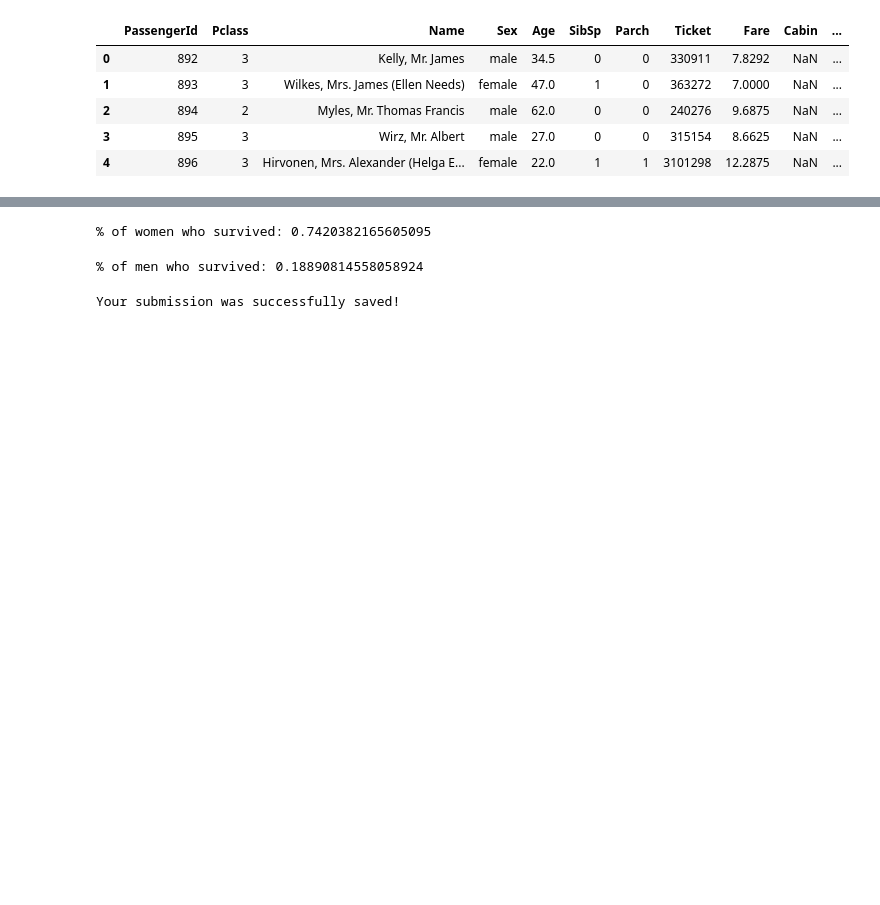
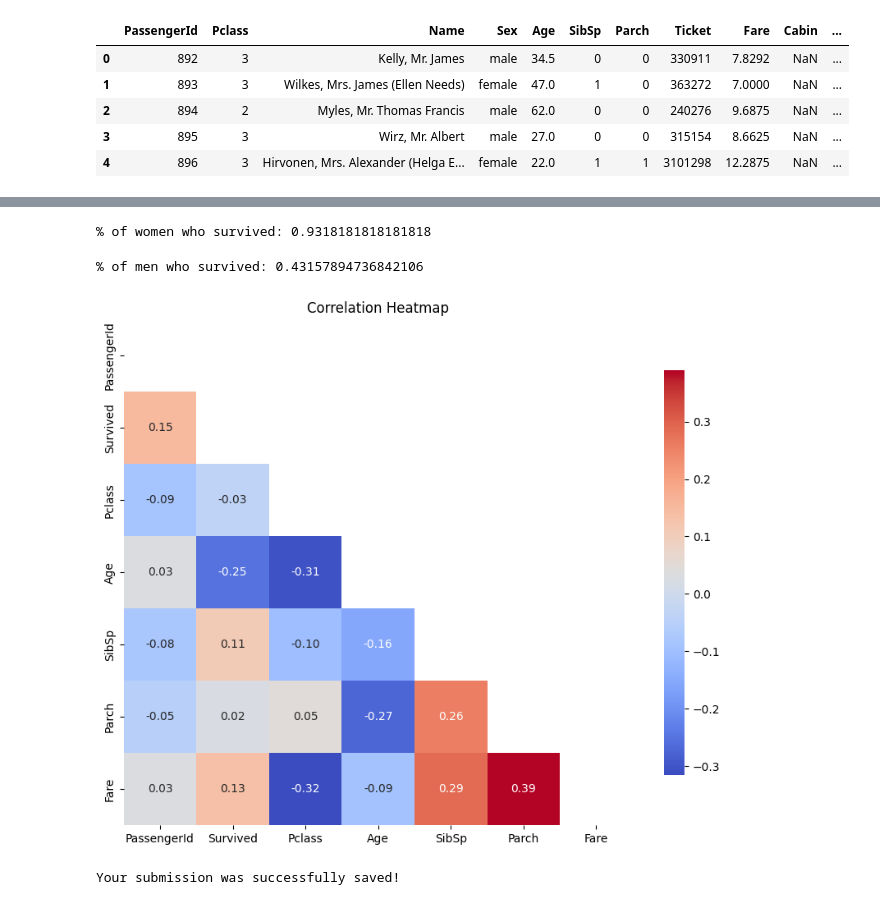
Before and after one commit to etuckerman/kaggle, a Jupyter notebook: titanic/titanic.ipynb, the cells around one changed output, grey strips where cells are left out. Cells and saved outputs as stored; diff of their text form; code cells hidden in the pictures; blank space fills up the shorter version.

```diff
--- a/titanic/titanic.ipynb
+++ b/titanic/titanic.ipynb
@@ -40,3 +40,6 @@ test_data.head()
 | 2 | 894 | 2 | Myles, Mr. Thomas Francis | male | 62.0 | 0 | 0 | 240276 | 9.6875 | NaN | ... |
 | 3 | 895 | 3 | Wirz, Mr. Albert | male | 27.0 | 0 | 0 | 315154 | 8.6625 | NaN | ... |
 | 4 | 896 | 3 | Hirvonen, Mrs. Alexander (Helga E... | female | 22.0 | 1 | 1 | 3101298 | 12.2875 | NaN | ... |
+# %%
+print(train_data.isna().sum())
+train_data = train_data.dropna()
@@ -46,13 +79,39 @@ rate_women = sum(women)/len(women)
 
 print("% of women who survived:", rate_women)
 # %% [output]
-% of women who survived: 0.7420382165605095
+% of women who survived: 0.9318181818181818
 # %%
 men = train_data.loc[train_data.Sex == 'male']["Survived"]
 rate_men = sum(men)/len(men)
 
 print("% of men who survived:", rate_men)
 # %% [output]
-% of men who survived: 0.18890814558058924
+% of men who survived: 0.43157894736842106
+# %%
+import seaborn as sns
+import matplotlib.pyplot as plt
+
+# Drop non-numeric columns
+numeric_train_data = train_data.select_dtypes(include=[np.number])
+
+# Compute the correlation matrix
+corr = numeric_train_data.corr()
+
+# Generate a mask for the upper triangle
+mask = np.triu(np.ones_like(corr, dtype=bool))
+
+# Set up the matplotlib figure
+fig, ax = plt.subplots(figsize=(10, 8))
+
+# Create the heatmap
+sns.heatmap(corr, mask=mask, annot=True, fmt=".2f", cmap="coolwarm", cbar_kws={"shrink": 0.8})
+
+# Set the title
+ax.set_title("Correlation Heatmap")
+
+# Show the plot
+plt.show()
+# %% [output]
+[figure, added]
 # %%
 from sklearn.ensemble import RandomForestClassifier
```
Also changed, not shown: parts of 3 cells of this notebook.
